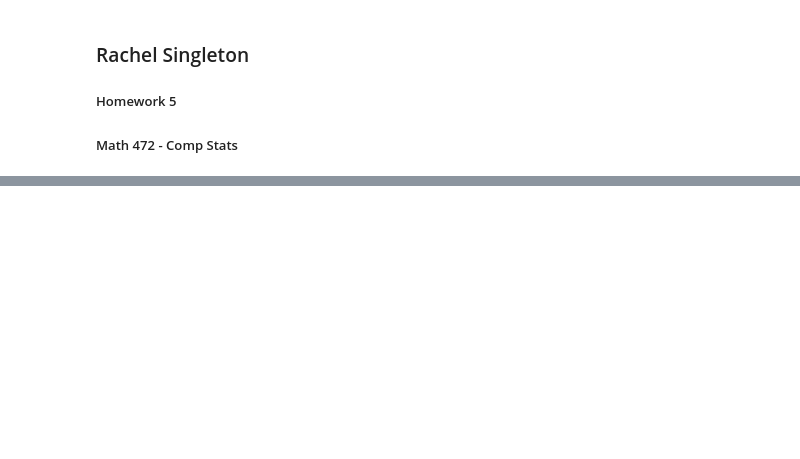
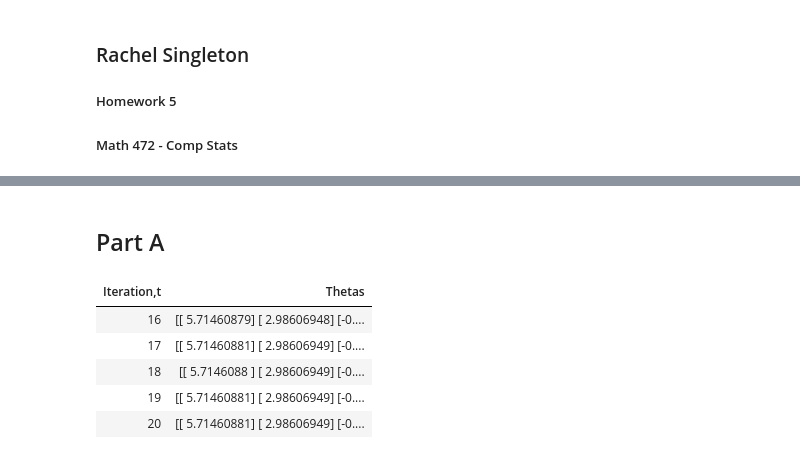
Before and after one commit to rachelsingleton/Math472, a Jupyter notebook: Singleton_HW5.ipynb, the cells around one changed output, grey strips where cells are left out. Saved outputs shown, nothing was run; the diff lists cells and outputs as text; code cells hidden in the pictures; blank space fills up the shorter version.

```diff
--- a/Singleton_HW5.ipynb
+++ b/Singleton_HW5.ipynb
@@ -4,0 +11,74 @@
+# %% [markdown]
+## Part A
+# %%
+import pandas as pd
+import numpy as np
+data = pd.read_csv("dataHW5-1.csv", delimiter=" ", header = 0, names = ["y", "z1", "z2"])
+
+y = data['y'].to_numpy().reshape((50,1))
+z1 = data['z1'].to_numpy().reshape((50,1))
+z2 = data['z2'].to_numpy().reshape((50,1))
+z = data[['z1','z2']].to_numpy()
+
+theta0s = [-1]
+theta1s = [1]
+theta2s = [-1]
+thetas = []
+
+def function_f(z,theta0,theta1,theta2):
+    f = []
+    for i in range(len(y)):
+        val = theta0*np.exp(-theta1*z[i][0]-theta2*z[i][1])
+        f.append(val)
+    f = np.asarray(f).reshape((50,1))
+    return f
+
+def findA(z,theta0,theta1,theta2):
+    A = []
+    for i in range(len(y)):
+        part_theta0 = np.exp(-theta1*z[i][0]-theta2*z[i][1])
+        part_theta1 = theta0*(-z[i][0])*np.exp(-theta1*z[i][0]-theta2*z[i][1])
+        part_theta2 = theta0*(-z[i][1])*np.exp(-theta1*z[i][0]-theta2*z[i][1])
+        A.append([part_theta0,part_theta1,part_theta2])
+    A = np.asarray(A)
+    return A
+
+def findX(z,theta0,theta1,theta2):
+    return y - function_f(z,theta0,theta1,theta2)
+
+appendedlist = []
+def theta_update(z,theta0s,theta1s,theta2s):
+    values = []
+    max_iterations = 20
+    num_iterations = 0
+    theta = [theta0s,theta1s,theta2s]
+    theta = np.asarray(theta)
+    thetas.append(theta)
+    values = [num_iterations,theta]
+
+    while(num_iterations < max_iterations):
+        theta = theta + (np.linalg.inv((findA(z,theta[0][0],theta[1][0],theta[2][0]).T).dot(
+            findA(z,theta[0][0],theta[1][0],theta[2][0]))).dot(findA(z,theta[0][0],theta[1][0],theta[2][0]).T)).dot(
+            findX(z,theta[0][0],theta[1][0],theta[2][0]))
+        thetas.append(theta)
+        num_iterations += 1
+        theta = thetas[num_iterations]
+        theta0s.append(theta[0][0])
+        theta1s.append(theta[1][0])
+        theta2s.append(theta[2][0])
+        values = [num_iterations,theta]
+        appendedlist.append(values)
+
+theta_update(z,theta0s,theta1s,theta2s)
+df = pd.DataFrame(appendedlist, columns = ['Iteration,t','Thetas'])
+df = df.iloc[15:20,:]
+df = df.style.hide_index()
+df = df.set_table_styles([dict(selector='th', props=[('text-align', 'center')])])
+df
+# %% [output]
+| Iteration,t | Thetas |
+| 16 | [[ 5.71460879] [ 2.98606948] [-0.... |
+| 17 | [[ 5.71460881] [ 2.98606949] [-0.... |
+| 18 | [[ 5.7146088 ] [ 2.98606949] [-0.... |
+| 19 | [[ 5.71460881] [ 2.98606949] [-0.... |
+| 20 | [[ 5.71460881] [ 2.98606949] [-0.... |
```
Also changed, not shown: parts of 5 cells of this notebook, 1 other file.
